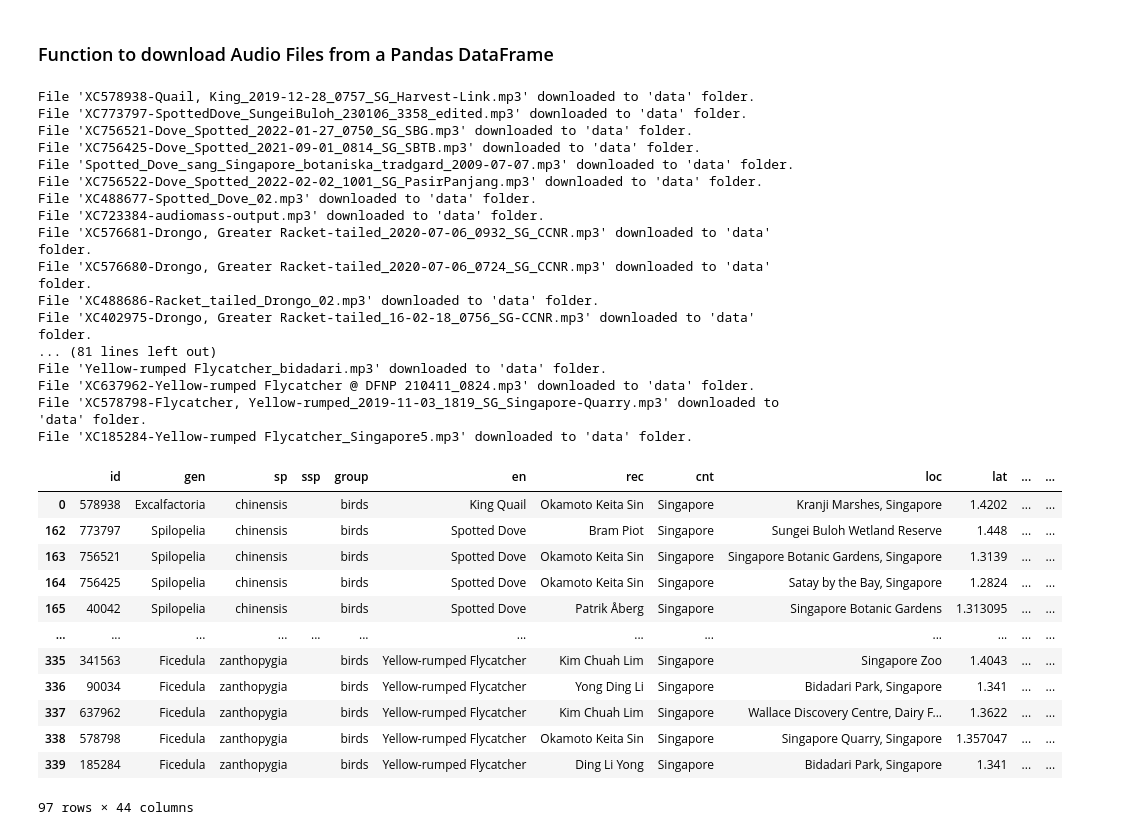
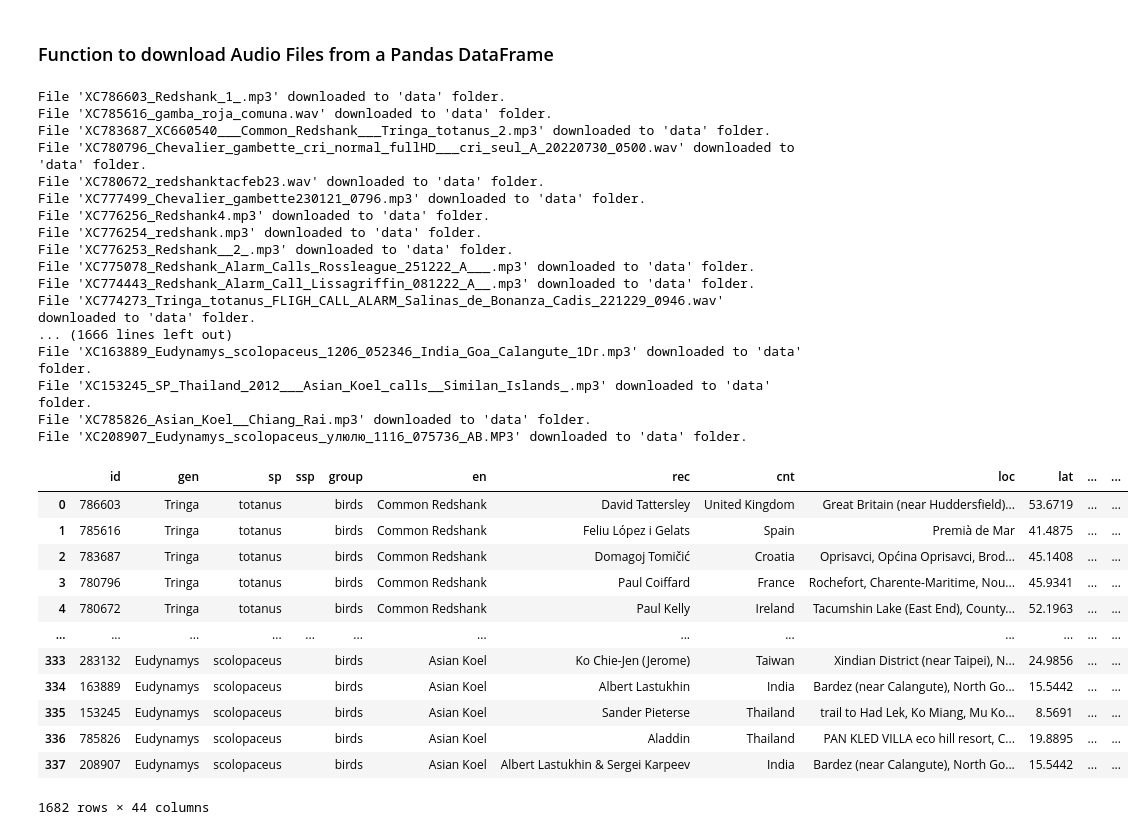
Before and after one commit to yongxb/SoundDuck, a Jupyter notebook: notebooks/Data _Ingestion.ipynb, the cells around one changed output. Cells and saved outputs as stored; diff of their text form; code cells hidden in the pictures.

Commit message:
Updated ingestion notebook with proposed birds

```diff
--- a/notebooks/Data _Ingestion.ipynb
+++ b/notebooks/Data _Ingestion.ipynb
@@ -171,2 +179,2 @@ df = df_sg.loc[df_sg['sp'].isin(birds_of_interest)].copy()
 # %%
-df.drop(df.loc[df['file'] == ''].index, inplace=True)
+df_int.drop(df_int.loc[df_int['file'] == ''].index, inplace=True)
@@ -188,3 +181,16 @@ Name: file, Length: 97, dtype: object
+# %%
+def clean_file_name(file_name:str)->str:
+    """
+    Replace any characters that are not alphanumeric, underscore,
+    or period with an underscore
+    ---
+    Args: file name
+    ---
+    Returns : cleaned file name
+    """
+    return re.sub(r'[^\w\.]', '_', file_name)
+# %%
+df_int['file-name'] = df_int['file-name'].apply(clean_file_name)
 # %% [markdown]
 ### Function to download Audio Files from a Pandas DataFrame
 # %%
@@ -206,7 +212,7 @@ def download_files(df):
         url = row['file']
         file_name = row['file-name']
         response = requests.get(url)
-        file_path = os.path.join('data', file_name)
+        file_path = os.path.join('data/audio/', file_name)
         with open(file_path, 'wb') as f:
             f.write(response.content)
         print(f"File '{file_name}' downloaded to 'data' folder.")
@@ -214,36 +220,36 @@ def download_files(df):
 
     return df
 # %%
-download_files(df)
+download_files(df_int)
 # %% [output]
-File 'XC578938-Quail, King_2019-12-28_0757_SG_Harvest-Link.mp3' downloaded to 'data' folder.
-File 'XC773797-SpottedDove_SungeiBuloh_230106_3358_edited.mp3' downloaded to 'data' folder.
-File 'XC756521-Dove_Spotted_2022-01-27_0750_SG_SBG.mp3' downloaded to 'data' folder.
-File 'XC756425-Dove_Spotted_2021-09-01_0814_SG_SBTB.mp3' downloaded to 'data' folder.
-File 'Spotted_Dove_sang_Singapore_botaniska_tradgard_2009-07-07.mp3' downloaded to 'data' folder.
-File 'XC756522-Dove_Spotted_2022-02-02_1001_SG_PasirPanjang.mp3' downloaded to 'data' folder.
-File 'XC488677-Spotted_Dove_02.mp3' downloaded to 'data' folder.
-File 'XC723384-audiomass-output.mp3' downloaded to 'data' folder.
-File 'XC576681-Drongo, Greater Racket-tailed_2020-07-06_0932_SG_CCNR.mp3' downloaded to 'data' folder.
-File 'XC576680-Drongo, Greater Racket-tailed_2020-07-06_0724_SG_CCNR.mp3' downloaded to 'data' folder.
-File 'XC488686-Racket_tailed_Drongo_02.mp3' downloaded to 'data' folder.
-File 'XC402975-Drongo, Greater Racket-tailed_16-02-18_0756_SG-CCNR.mp3' downloaded to 'data' folder.
-... (81 lines left out)
-File 'Yellow-rumped Flycatcher_bidadari.mp3' downloaded to 'data' folder.
-File 'XC637962-Yellow-rumped Flycatcher @ DFNP 210411_0824.mp3' downloaded to 'data' folder.
-File 'XC578798-Flycatcher, Yellow-rumped_2019-11-03_1819_SG_Singapore-Quarry.mp3' downloaded to 'data' folder.
-File 'XC185284-Yellow-rumped Flycatcher_Singapore5.mp3' downloaded to 'data' folder.
+File 'XC786603_Redshank_1_.mp3' downloaded to 'data' folder.
+File 'XC785616_gamba_roja_comuna.wav' downloaded to 'data' folder.
+File 'XC783687_XC660540___Common_Redshank___Tringa_totanus_2.mp3' downloaded to 'data' folder.
+File 'XC780796_Chevalier_gambette_cri_normal_fullHD___cri_seul_A_20220730_0500.wav' downloaded to 'data' folder.
+File 'XC780672_redshanktacfeb23.wav' downloaded to 'data' folder.
+File 'XC777499_Chevalier_gambette230121_0796.mp3' downloaded to 'data' folder.
+File 'XC776256_Redshank4.mp3' downloaded to 'data' folder.
+File 'XC776254_redshank.mp3' downloaded to 'data' folder.
+File 'XC776253_Redshank__2_.mp3' downloaded to 'data' folder.
+File 'XC775078_Redshank_Alarm_Calls_Rossleague_251222_A___.mp3' downloaded to 'data' folder.
+File 'XC774443_Redshank_Alarm_Call_Lissagriffin_081222_A__.mp3' downloaded to 'data' folder.
+File 'XC774273_Tringa_totanus_FLIGH_CALL_ALARM_Salinas_de_Bonanza_Cadis_221229_0946.wav' downloaded to 'data' folder.
+... (1666 lines left out)
+File 'XC163889_Eudynamys_scolopaceus_1206_052346_India_Goa_Calangute_1Dг.mp3' downloaded to 'data' folder.
+File 'XC153245_SP_Thailand_2012___Asian_Koel_calls__Similan_Islands_.mp3' downloaded to 'data' folder.
+File 'XC785826_Asian_Koel__Chiang_Rai.mp3' downloaded to 'data' folder.
+File 'XC208907_Eudynamys_scolopaceus_улюлю_1116_075736_AВ.MP3' downloaded to 'data' folder.
 |  | id | gen | sp | ssp | group | en | rec | cnt | loc | lat | ... | ... |
-| 0 | 578938 | Excalfactoria | chinensis |  | birds | King Quail | Okamoto Keita Sin | Singapore | Kranji Marshes, Singapore | 1.4202 | ... | ... |
-| 162 | 773797 | Spilopelia | chinensis |  | birds | Spotted Dove | Bram Piot | Singapore | Sungei Buloh Wetland Reserve | 1.448 | ... | ... |
-| 163 | 756521 | Spilopelia | chinensis |  | birds | Spotted Dove | Okamoto Keita Sin | Singapore | Singapore Botanic Gardens, Singapore | 1.3139 | ... | ... |
-| 164 | 756425 | Spilopelia | chinensis |  | birds | Spotted Dove | Okamoto Keita Sin | Singapore | Satay by the Bay, Singapore | 1.2824 | ... | ... |
-| 165 | 40042 | Spilopelia | chinensis |  | birds | Spotted Dove | Patrik Åberg | Singapore | Singapore Botanic Gardens | 1.313095 | ... | ... |
+| 0 | 786603 | Tringa | totanus |  | birds | Common Redshank | David Tattersley | United Kingdom | Great Britain (near Huddersfield)... | 53.6719 | ... | ... |
+| 1 | 785616 | Tringa | totanus |  | birds | Common Redshank | Feliu López i Gelats | Spain | Premià de Mar | 41.4875 | ... | ... |
+| 2 | 783687 | Tringa | totanus |  | birds | Common Redshank | Domagoj Tomičić | Croatia | Oprisavci, Općina Oprisavci, Brod... | 45.1408 | ... | ... |
+| 3 | 780796 | Tringa | totanus |  | birds | Common Redshank | Paul Coiffard | France | Rochefort, Charente-Maritime, Nou... | 45.9341 | ... | ... |
+| 4 | 780672 | Tringa | totanus |  | birds | Common Redshank | Paul Kelly | Ireland | Tacumshin Lake (East End), County... | 52.1963 | ... | ... |
 | ... | ... | ... | ... | ... | ... | ... | ... | ... | ... | ... | ... | ... |
-| 335 | 341563 | Ficedula | zanthopygia |  | birds | Yellow-rumped Flycatcher | Kim Chuah Lim | Singapore | Singapore Zoo | 1.4043 | ... | ... |
-| 336 | 90034 | Ficedula | zanthopygia |  | birds | Yellow-rumped Flycatcher | Yong Ding Li | Singapore | Bidadari Park, Singapore | 1.341 | ... | ... |
-| 337 | 637962 | Ficedula | zanthopygia |  | birds | Yellow-rumped Flycatcher | Kim Chuah Lim | Singapore | Wallace Discovery Centre, Dairy F... | 1.3622 | ... | ... |
-| 338 | 578798 | Ficedula | zanthopygia |  | birds | Yellow-rumped Flycatcher | Okamoto Keita Sin | Singapore | Singapore Quarry, Singapore | 1.357047 | ... | ... |
-| 339 | 185284 | Ficedula | zanthopygia |  | birds | Yellow-rumped Flycatcher | Ding Li Yong | Singapore | Bidadari Park, Singapore | 1.341 | ... | ... |
+| 333 | 283132 | Eudynamys | scolopaceus |  | birds | Asian Koel | Ko Chie-Jen (Jerome) | Taiwan | Xindian District (near Taipei), N... | 24.9856 | ... | ... |
+| 334 | 163889 | Eudynamys | scolopaceus |  | birds | Asian Koel | Albert Lastukhin | India | Bardez (near Calangute), North Go... | 15.5442 | ... | ... |
+| 335 | 153245 | Eudynamys | scolopaceus |  | birds | Asian Koel | Sander Pieterse | Thailand | trail to Had Lek, Ko Miang, Mu Ko... | 8.5691 | ... | ... |
+| 336 | 785826 | Eudynamys | scolopaceus |  | birds | Asian Koel | Aladdin | Thailand | PAN KLED VILLA eco hill resort, C... | 19.8895 | ... | ... |
+| 337 | 208907 | Eudynamys | scolopaceus |  | birds | Asian Koel | Albert Lastukhin & Sergei Karpeev | India | Bardez (near Calangute), North Go... | 15.5442 | ... | ... |
-97 rows × 44 columns
+1682 rows × 44 columns
 # %%
```
Also changed, not shown: parts of 16 cells of this notebook.
